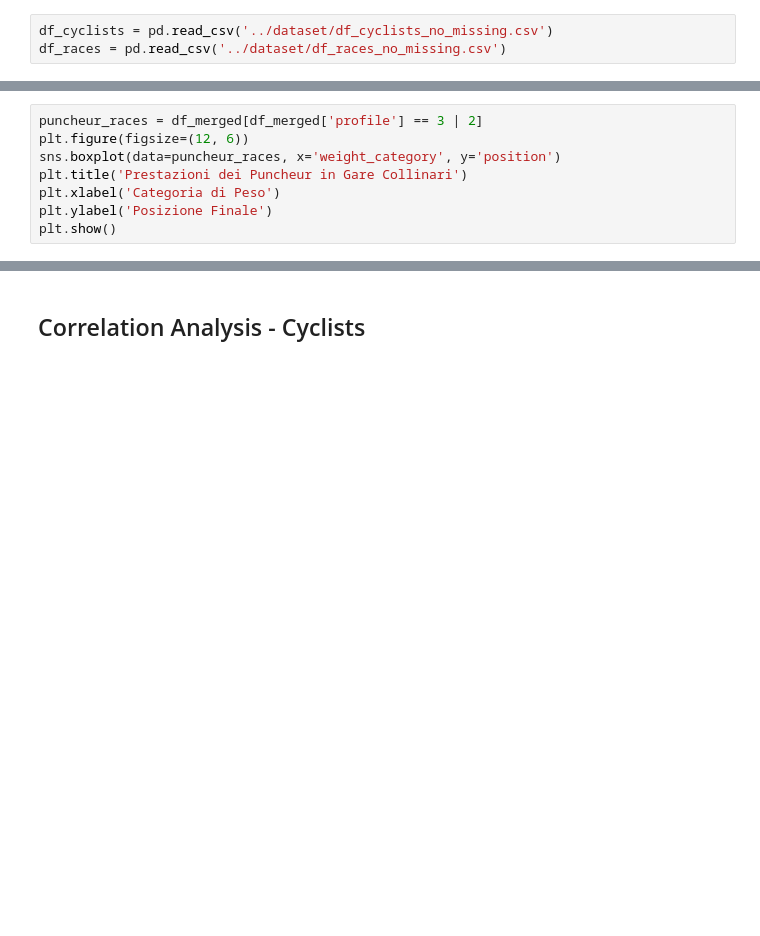
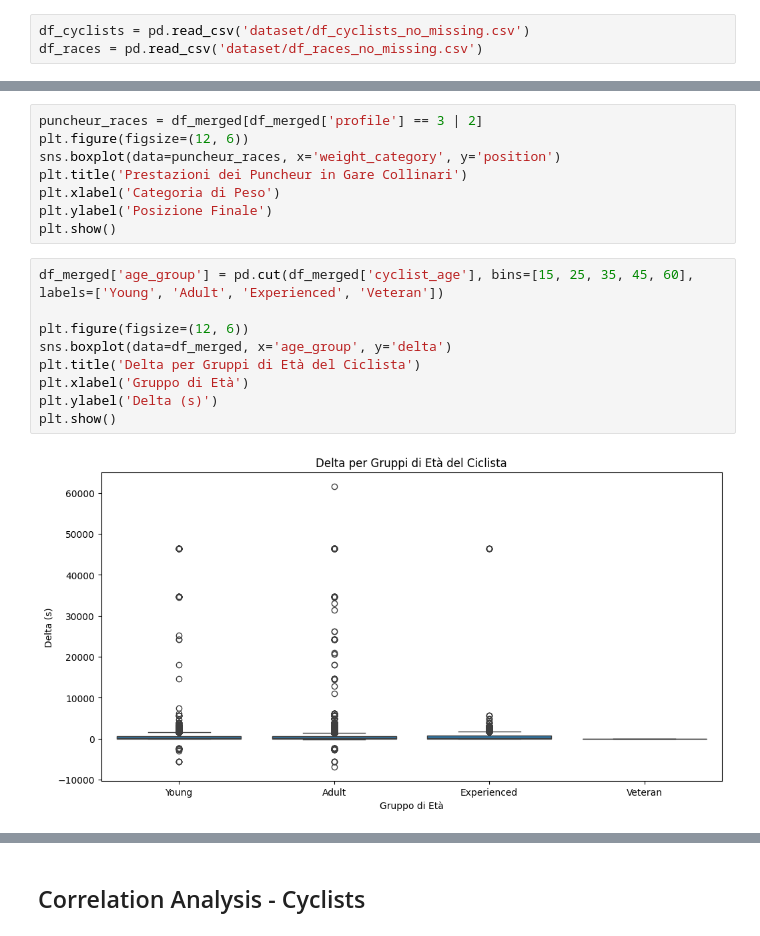
Before and after one commit to Dylan-Nico/Data-Mining-Cyclist-data, a Jupyter notebook: distributions_correlations_no_missing.ipynb, the cells around one changed output, grey strips where cells are left out. Drawn from its saved outputs; the diff is of its cells as text; blank space fills up the shorter version.

```diff
--- a/distributions_correlations_no_missing.ipynb
+++ b/distributions_correlations_no_missing.ipynb
@@ -7,8 +7,8 @@ import matplotlib.pyplot as plt
 from sklearn.preprocessing import MinMaxScaler, StandardScaler
 import numpy as np
 # %%
-df_cyclists = pd.read_csv('../dataset/df_cyclists_no_missing.csv')
-df_races = pd.read_csv('../dataset/df_races_no_missing.csv')
+df_cyclists = pd.read_csv('dataset/df_cyclists_no_missing.csv')
+df_races = pd.read_csv('dataset/df_races_no_missing.csv')
 # %% [markdown]
 ## Cyclists
 # %%
@@ -457,3 +457,14 @@ plt.title('Prestazioni dei Puncheur in Gare Collinari')
 plt.xlabel('Categoria di Peso')
 plt.ylabel('Posizione Finale')
 plt.show()
+# %%
+df_merged['age_group'] = pd.cut(df_merged['cyclist_age'], bins=[15, 25, 35, 45, 60], labels=['Young', 'Adult', 'Experienced', 'Veteran'])
+
+plt.figure(figsize=(12, 6))
+sns.boxplot(data=df_merged, x='age_group', y='delta')
+plt.title('Delta per Gruppi di Età del Ciclista')
+plt.xlabel('Gruppo di Età')
+plt.ylabel('Delta (s)')
+plt.show()
+# %% [output]
+[figure, added]
```
Also changed, not shown: parts of 2 cells of this notebook.
